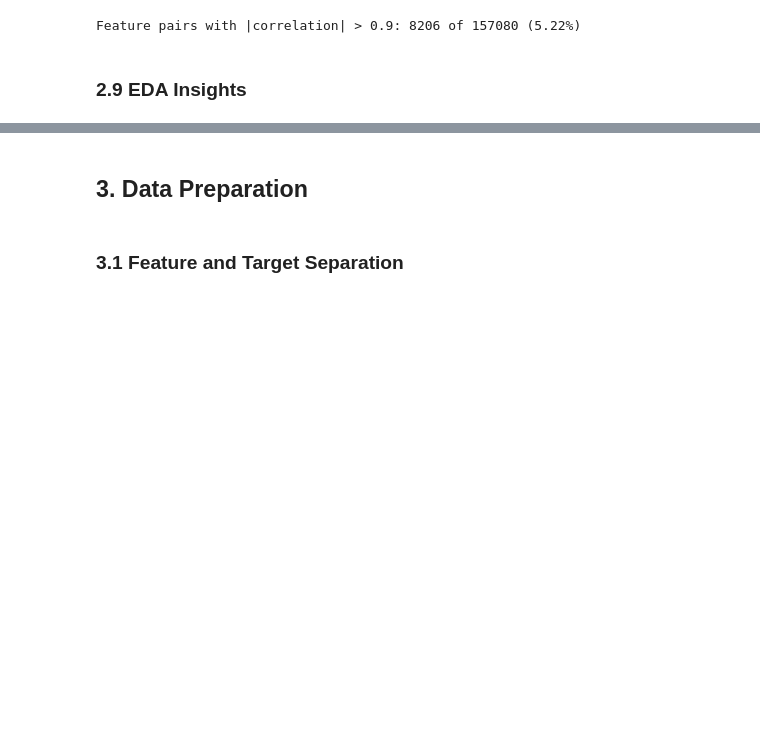
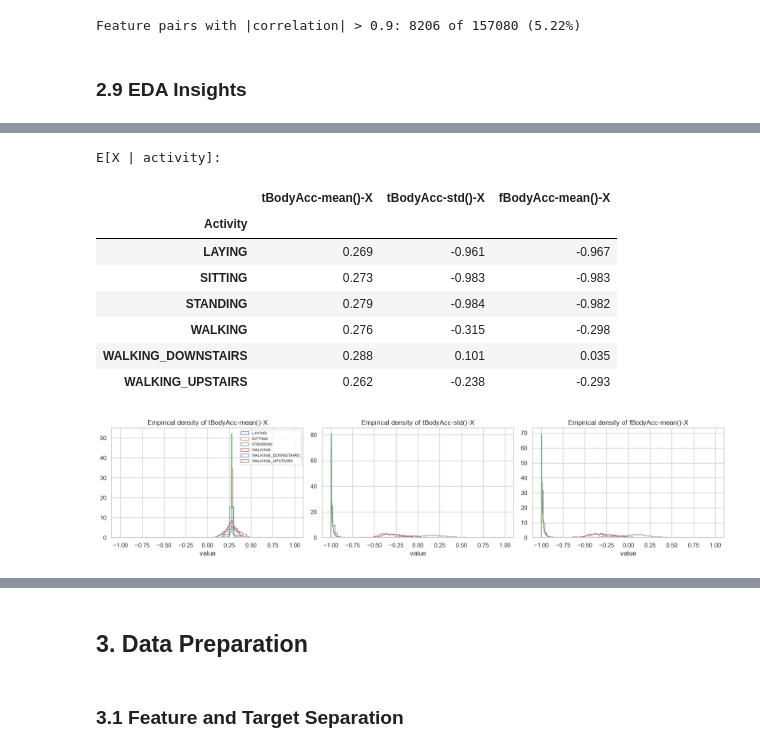
Before and after one commit to Adithya1217/machine_learning_project, a Jupyter notebook: HAR_Classification_Project.ipynb, the cells around one changed output, grey strips where cells are left out. Drawn from its saved outputs; the diff is of its cells as text; code cells hidden in the pictures; blank space fills up the shorter version.

```diff
--- a/HAR_Classification_Project.ipynb
+++ b/HAR_Classification_Project.ipynb
@@ -254,0 +285,17 @@ Feature pairs with |correlation| > 0.9: 8206 of 157080 (5.22%)
+# %%
+all_df = pd.concat([train_df, test_df], ignore_index=True)
+N = len(all_df)
+
+# --- discrete random variable: activity ---
+p_act = all_df[TARGET].value_counts(normalize=True).sort_index()
+entropy = -(p_act * np.log2(p_act)).sum()
+print("P(A = a):"); print(p_act.round(4).to_string())
+print(f"Sum of probabilities = {p_act.sum():.4f} | entropy = {entropy:.3f} bits (max for 6 classes = {np.log2(6):.3f})")
+
+# --- continuous random variables: mean, variance, quantiles, IQR ---
+rep = ["tBodyAcc-mean()-X", "tBodyAcc-std()-X", "fBodyAcc-mean()-X"]
+q = all_df[rep].quantile([0.25, 0.5, 0.75]).T
+q.columns = ["Q1", "median", "Q3"]
+q["IQR"] = q["Q3"] - q["Q1"]
+stats = pd.DataFrame({"E[X] (mean)": all_df[rep].mean(), "Var(X)": all_df[rep].var(), "Std": all_df[rep].std()}).join(q)
+stats
@@ -254,0 +316,23 @@ Feature pairs with |correlation| > 0.9: 8206 of 157080 (5.22%)
+# %%
+# --- conditional expectation E[X | A] and densities per activity ---
+print("E[X | activity]:")
+display(all_df.groupby(TARGET)[rep].mean().round(3))
+
+fig, axes = plt.subplots(1, 3, figsize=(16, 3.8))
+for ax, f in zip(axes, rep):
+    for a in sorted(all_df[TARGET].unique()):
+        ax.hist(all_df.loc[all_df[TARGET] == a, f], bins=40, density=True, histtype="step", label=a)
+    ax.set_title(f"Empirical density of {f}"); ax.set_xlabel("value")
+axes[0].legend(fontsize=7)
+plt.tight_layout(); plt.show()
+# %% [output]
+E[X | activity]:
+|  | tBodyAcc-mean()-X | tBodyAcc-std()-X | fBodyAcc-mean()-X |
+| Activity |  |  |  |
+| LAYING | 0.269 | -0.961 | -0.967 |
+| SITTING | 0.273 | -0.983 | -0.983 |
+| STANDING | 0.279 | -0.984 | -0.982 |
+| WALKING | 0.276 | -0.315 | -0.298 |
+| WALKING_DOWNSTAIRS | 0.288 | 0.101 | 0.035 |
+| WALKING_UPSTAIRS | 0.262 | -0.238 | -0.293 |
+[figure, added]
```
Also changed, not shown: parts of 34 cells of this notebook.
